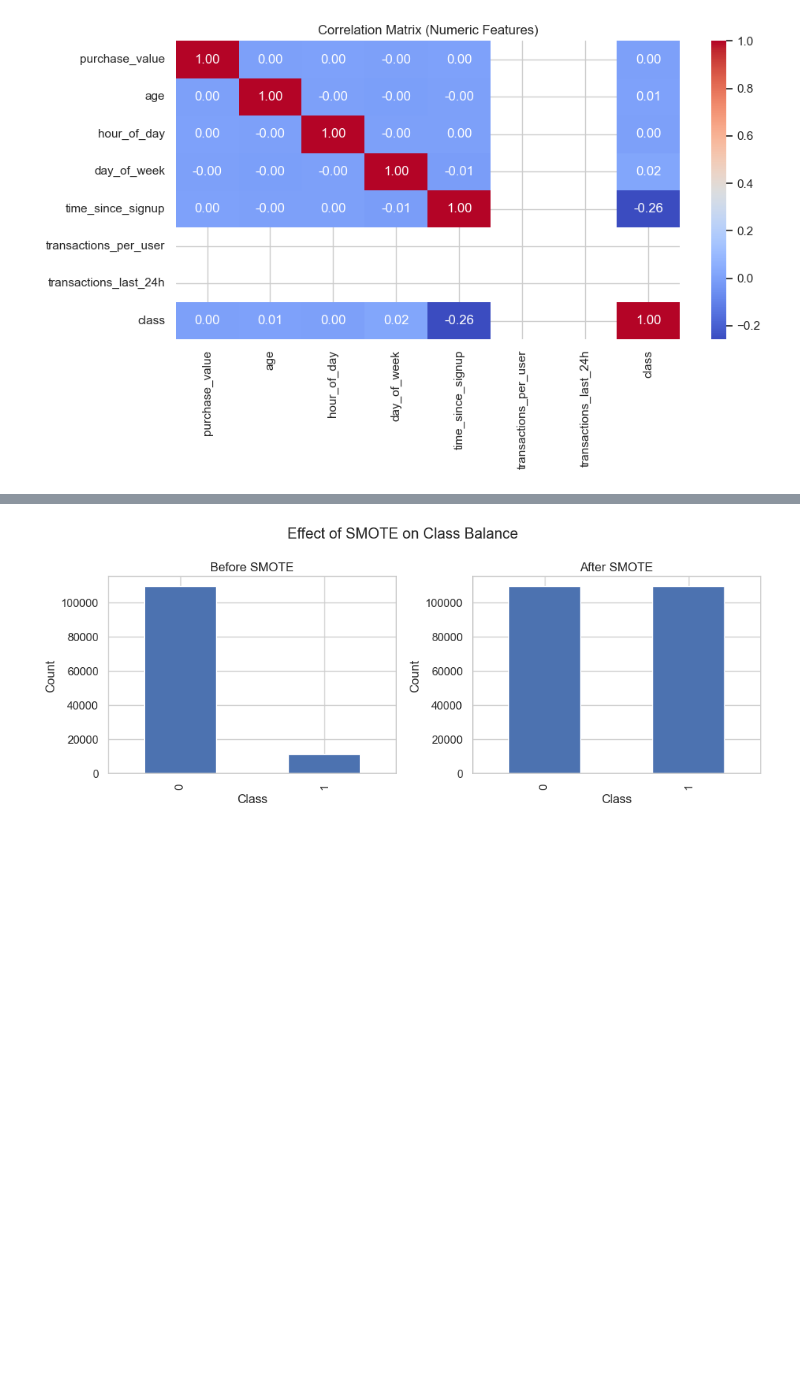
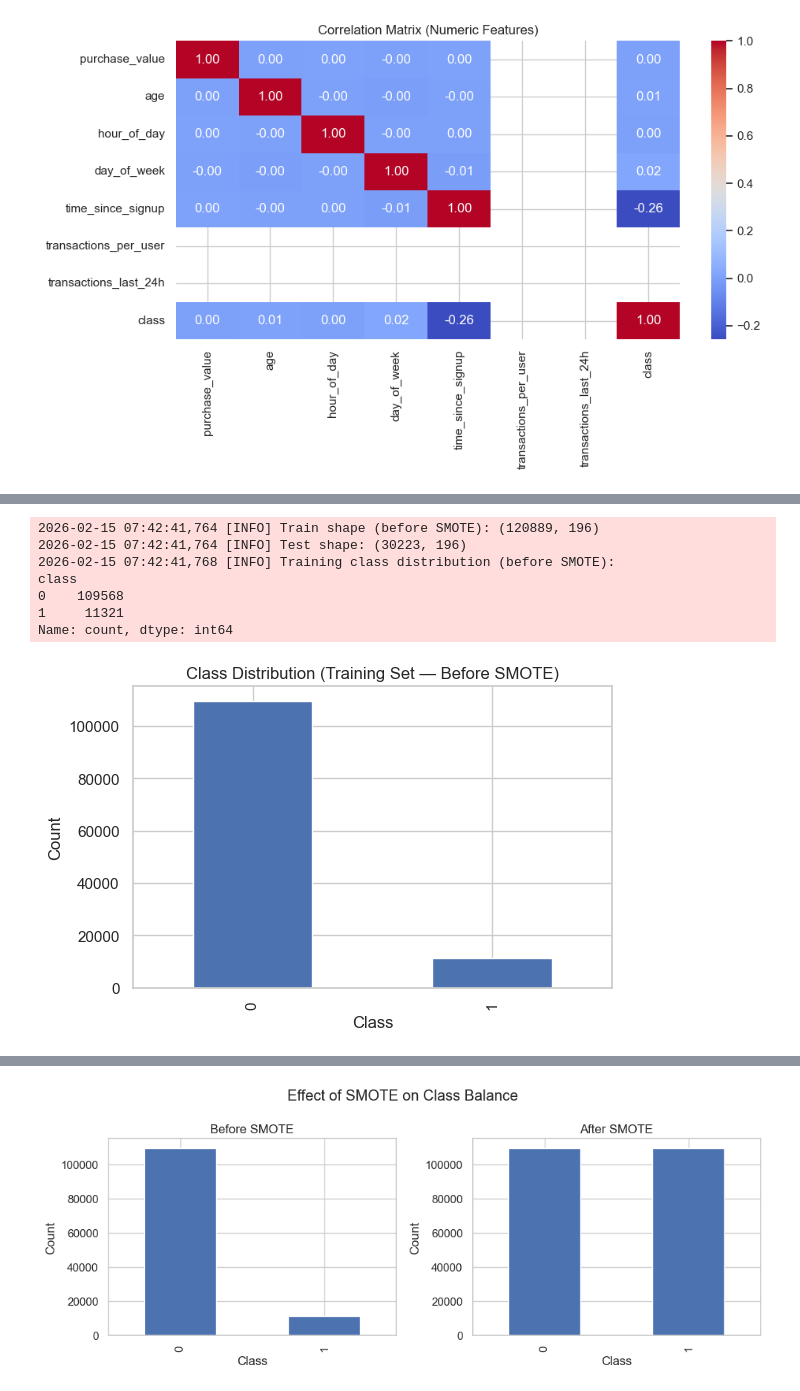
Before and after one commit to AdeyAmare/financial-fraud-detection, a Jupyter notebook: notebooks/data_transformation_imbalance_handling.ipynb, the cells around one changed output, grey strips where cells are left out. Saved outputs shown, nothing was run; the diff lists cells and outputs as text; code cells hidden in the pictures; blank space fills up the shorter version.

```diff
--- a/notebooks/data_transformation_imbalance_handling.ipynb
+++ b/notebooks/data_transformation_imbalance_handling.ipynb
@@ -161 +185,28 @@ Transformed X_test shape: (30223, 196)
+# %%
+X_train, X_test, y_train, y_test = transformer.get_train_test()
+
+logger.info("Train shape (before SMOTE): %s", X_train.shape)
+logger.info("Test shape: %s", X_test.shape)
+
+logger.info(
+    "Training class distribution (before SMOTE):\n%s",
+    y_train.value_counts()
+)
+
+plt.figure(figsize=(6, 4))
+y_train.value_counts().plot(kind="bar")
+plt.title("Class Distribution (Training Set — Before SMOTE)")
+plt.xlabel("Class")
+plt.ylabel("Count")
+plt.tight_layout()
+plt.show()
+# %% [output]
+2026-02-15 07:42:41,764 [INFO] Train shape (before SMOTE): (120889, 196)
+2026-02-15 07:42:41,764 [INFO] Test shape: (30223, 196)
+2026-02-15 07:42:41,768 [INFO] Training class distribution (before SMOTE):
+class
+0    109568
+1     11321
+Name: count, dtype: int64
+[figure, added]
 # %%
```
Also changed, not shown: parts of 13 cells of this notebook, 3 other files.
